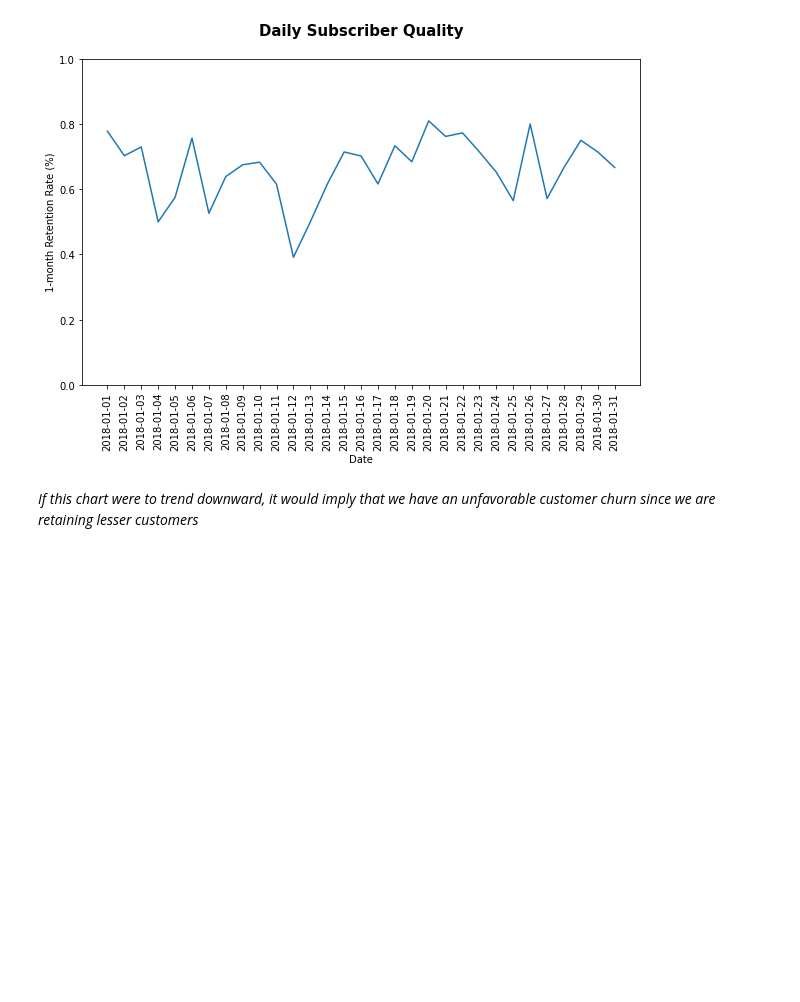
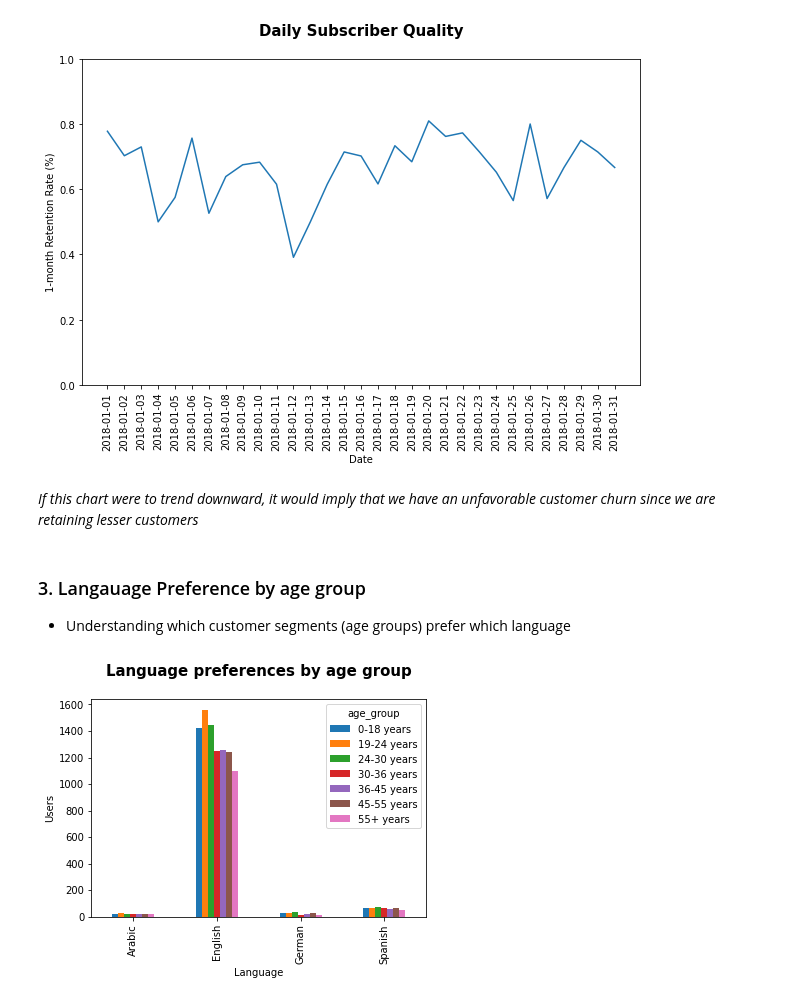
Before and after one commit to ashish-sharma-as/analyzing_marketing_campaigns, a Jupyter notebook: analyzing_marketing_campaigns.ipynb, the cells around one changed output. Cells and saved outputs as stored; diff of their text form; code cells hidden in the pictures; blank space fills up the shorter version.

Commit message:
Analysis of language preferences by age.

```diff
--- a/analyzing_marketing_campaigns.ipynb
+++ b/analyzing_marketing_campaigns.ipynb
@@ -410,3 +410,27 @@ plt.show()
 [figure]
 # %% [markdown]
 *If this chart were to trend downward, it would imply that we have an unfavorable customer churn since we are retaining lesser customers*
+# %% [markdown]
+### 3. Langauage Preference by age group
+
+- Understanding which customer segments (age groups) prefer which language
+# %%
+# Group by language preferred and age group
+# and count the number of records
+
+lang_age_grp = df.groupby(['language_preferred', 'age_group'])['user_id'].count()
+lang_age_grp  # isn't the best format for plotting a bar graph. Unstack it.
+
+# Unstacking
+lang_age_grp_df = pd.DataFrame(lang_age_grp.unstack(level=1))
+
+# Plot
+lang_age_grp_df.plot(kind='bar')
+
+# Annotate
+plt.title('Language preferences by age group\n', size=15, fontweight='bold')
+plt.xlabel('Language')
+plt.ylabel('Users')
+plt.show()
+# %% [output]
+[figure, added]
```
Also changed, not shown: 1 other file.
